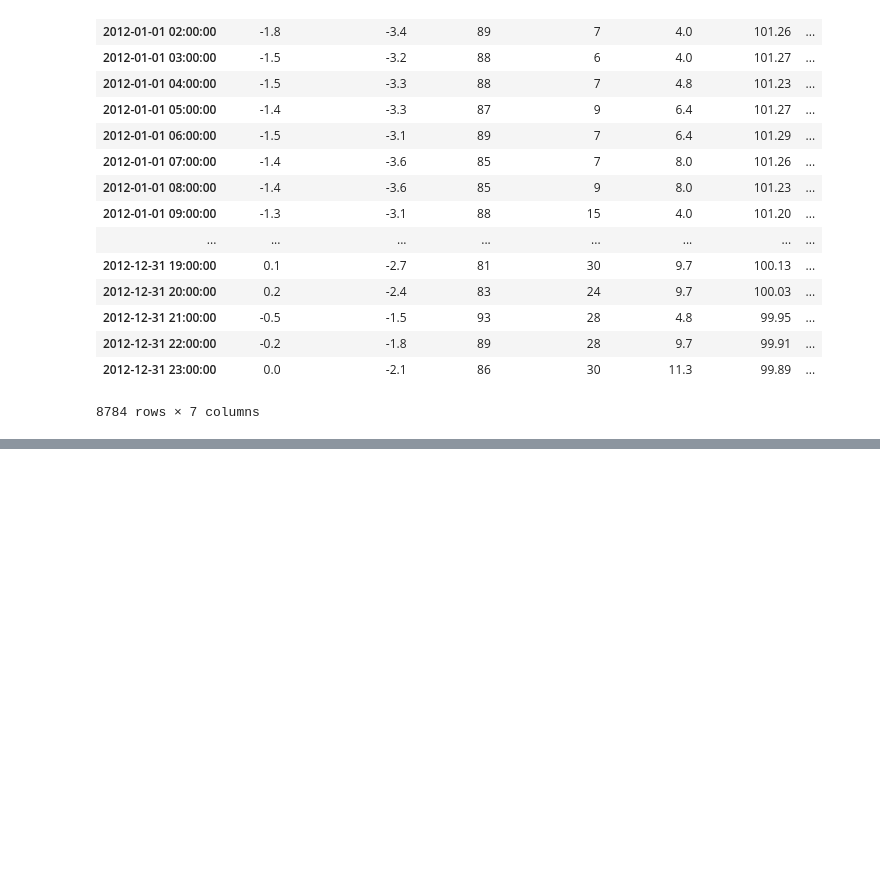
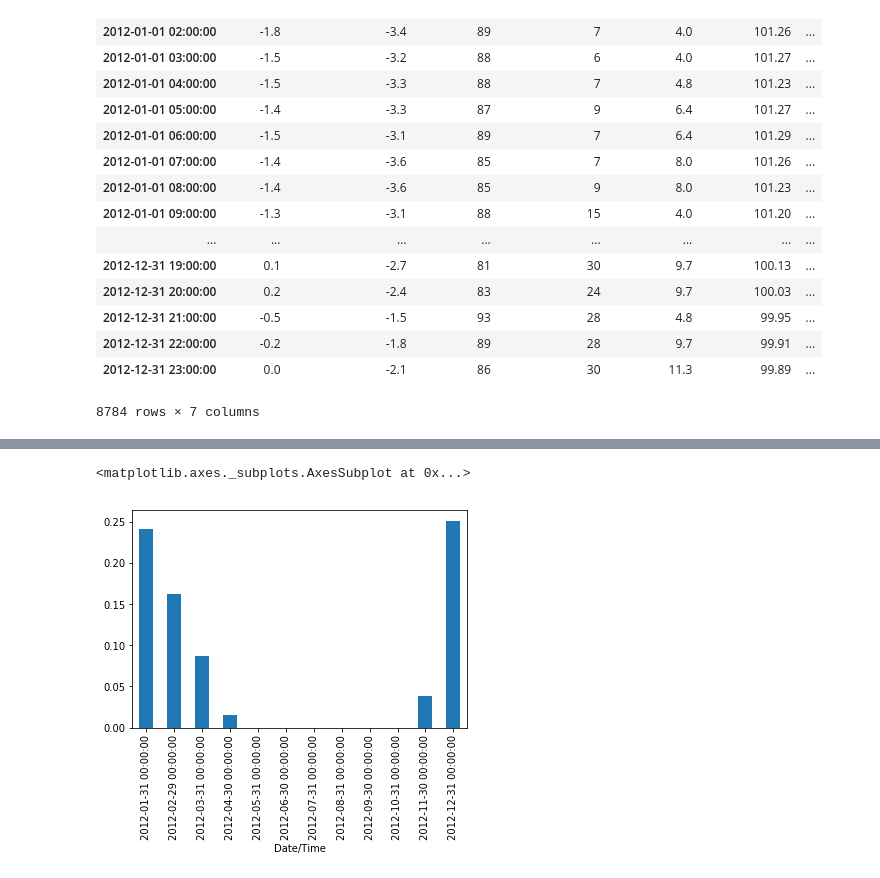
Before and after one commit to WojciechSupko/JupyterStuff, a Jupyter notebook: PandasTutorial.ipynb, the cells around one changed output, grey strips where cells are left out. Cells and saved outputs as stored; diff of their text form; code cells hidden in the pictures; blank space fills up the shorter version.

```diff
--- a/PandasTutorial.ipynb
+++ b/PandasTutorial.ipynb
@@ -114,0 +115,5 @@ pd.DataFrame([1, 2, 3]).plot()
+# %%
+isSnowing.astype(float).resample('M').apply(np.mean).plot(kind = 'bar')
+# %% [output]
+<matplotlib.axes._subplots.AxesSubplot at 0x...>
+[figure, added]
```
Also changed, not shown: parts of 22 cells of this notebook, 1 other file.
